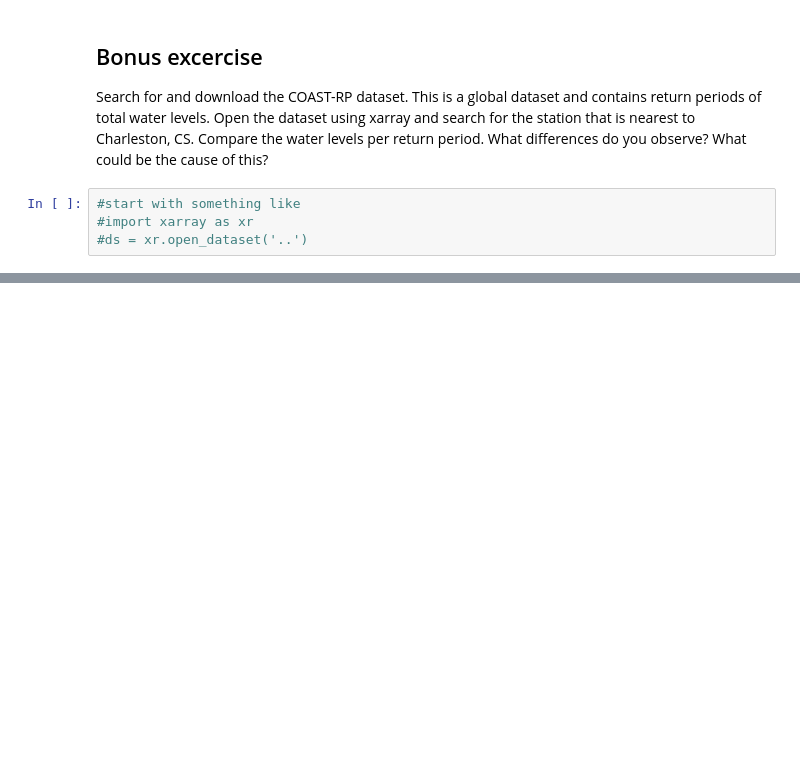
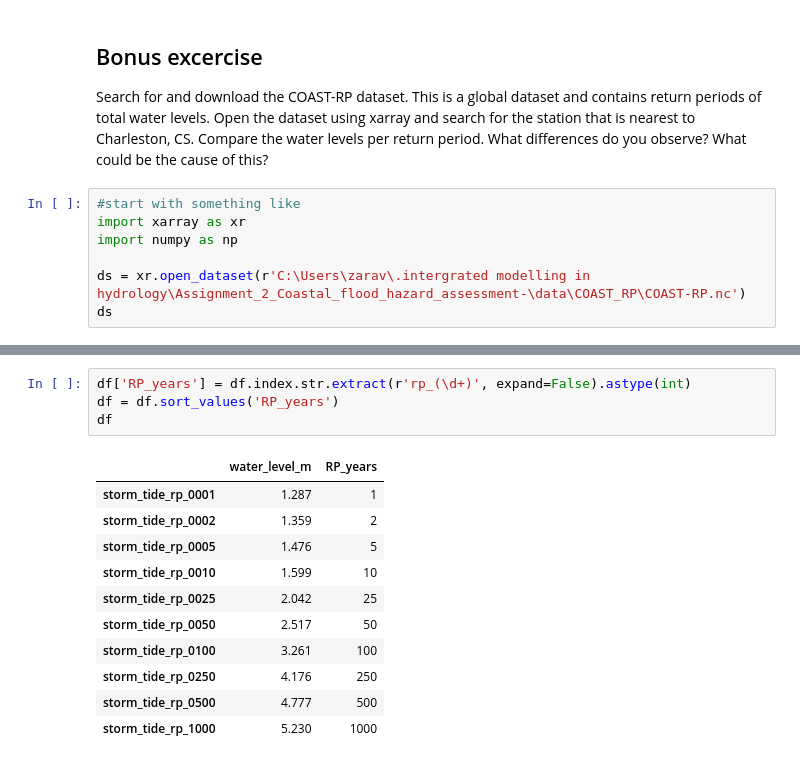
Before and after one commit to sd-59/Assignment_2_Coastal_flood_hazard_assessment-, a Jupyter notebook: notebooks/02_frequency_analysis.ipynb, the cells around one changed output, grey strips where cells are left out. Drawn from its saved outputs; the diff is of its cells as text; blank space fills up the shorter version.

Commit message:
analysis of COAST-Rp dataset

```diff
--- a/notebooks/02_frequency_analysis.ipynb
+++ b/notebooks/02_frequency_analysis.ipynb
@@ -512,5 +512,8 @@ Text(0, 0.5, 'water level (m)')
 Search for and download the COAST-RP dataset. This is a global dataset and contains return periods of total water levels. Open the dataset using xarray and search for the station that is nearest to Charleston, CS. Compare the water levels per return period. What differences do you observe? What could be the cause of this?
 # %%
 #start with something like
-#import xarray as xr
-#ds = xr.open_dataset('..')
+import xarray as xr
+import numpy as np
+
+ds = xr.open_dataset(r'C:\Users\zarav\.intergrated modelling in hydrology\Assignment_2_Coastal_flood_hazard_assessment-\data\COAST_RP\COAST-RP.nc')
+ds
@@ -516,0 +597,16 @@ Search for and download the COAST-RP dataset. This is a global dataset and conta
+# %%
+df['RP_years'] = df.index.str.extract(r'rp_(\d+)', expand=False).astype(int)
+df = df.sort_values('RP_years')
+df
+# %% [output]
+|  | water_level_m | RP_years |
+| storm_tide_rp_0001 | 1.287 | 1 |
+| storm_tide_rp_0002 | 1.359 | 2 |
+| storm_tide_rp_0005 | 1.476 | 5 |
+| storm_tide_rp_0010 | 1.599 | 10 |
+| storm_tide_rp_0025 | 2.042 | 25 |
+| storm_tide_rp_0050 | 2.517 | 50 |
+| storm_tide_rp_0100 | 3.261 | 100 |
+| storm_tide_rp_0250 | 4.176 | 250 |
+| storm_tide_rp_0500 | 4.777 | 500 |
+| storm_tide_rp_1000 | 5.230 | 1000 |
```
Also changed, not shown: parts of 5 cells of this notebook.
